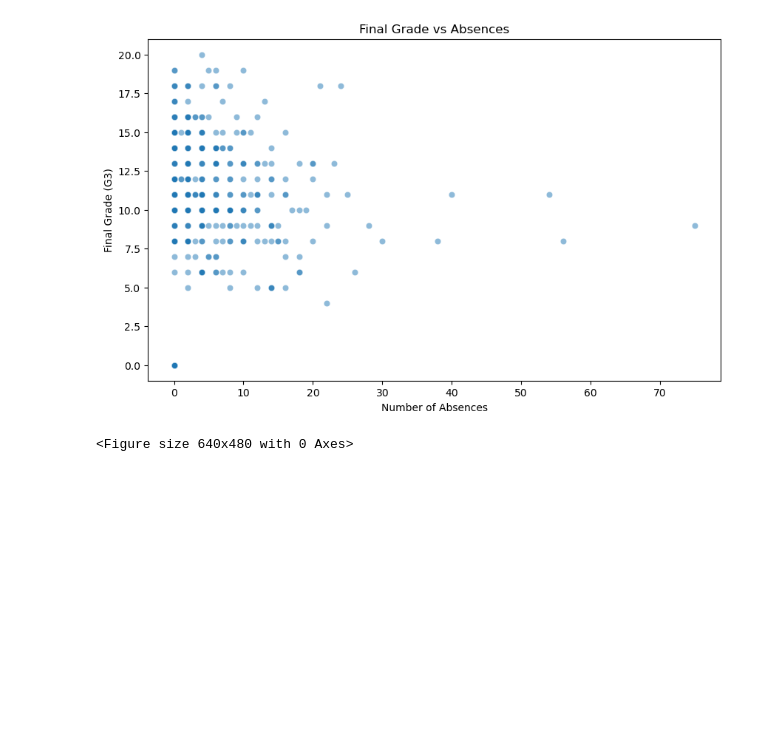
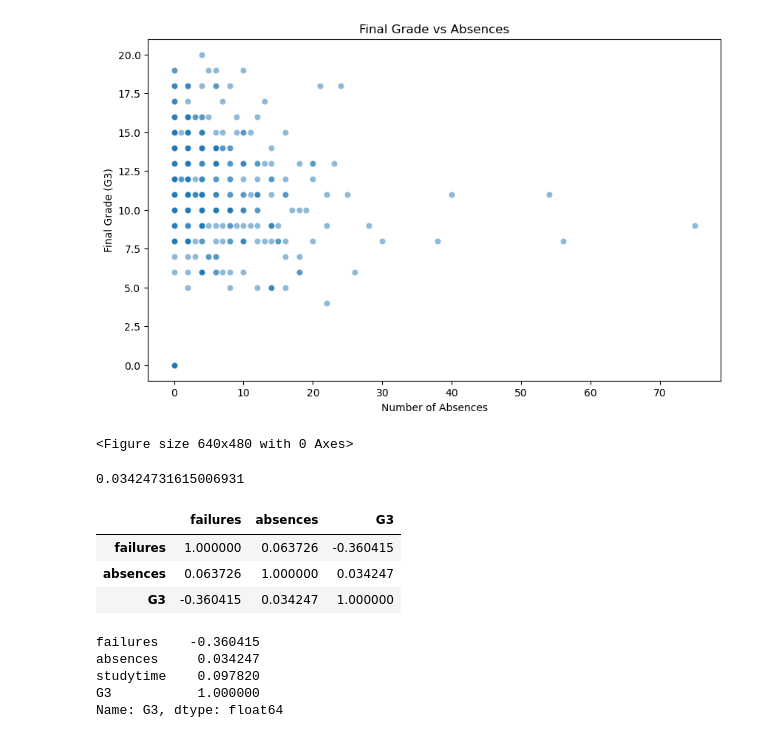
Before and after one commit to NDracorex/student-performance-ml, a Jupyter notebook: notebooks/03_exploratory_data_analysis.ipynb, the cells around one changed output. Cells and saved outputs as stored; diff of their text form; code cells hidden in the pictures; blank space fills up the shorter version.

```diff
--- a/notebooks/03_exploratory_data_analysis.ipynb
+++ b/notebooks/03_exploratory_data_analysis.ipynb
@@ -219,3 +219,28 @@ plt.savefig(
 # %% [output]
 [figure]
 <Figure size 640x480 with 0 Axes>
+# %%
+analysis_df["absences"].corr(
+    analysis_df["G3"]
+)
+# %% [output]
+0.03424731615006931
+# %%
+analysis_df[
+    ["failures", "absences", "G3"]
+].corr()
+# %% [output]
+|  | failures | absences | G3 |
+| failures | 1.000000 | 0.063726 | -0.360415 |
+| absences | 0.063726 | 1.000000 | 0.034247 |
+| G3 | -0.360415 | 0.034247 | 1.000000 |
+# %%
+df[
+    ["failures","absences","studytime","G3"]
+].corr(numeric_only=True)["G3"]
+# %% [output]
+failures    -0.360415
+absences     0.034247
+studytime    0.097820
+G3           1.000000
+Name: G3, dtype: float64
```
Also changed, not shown: parts of 1 cell of this notebook.
